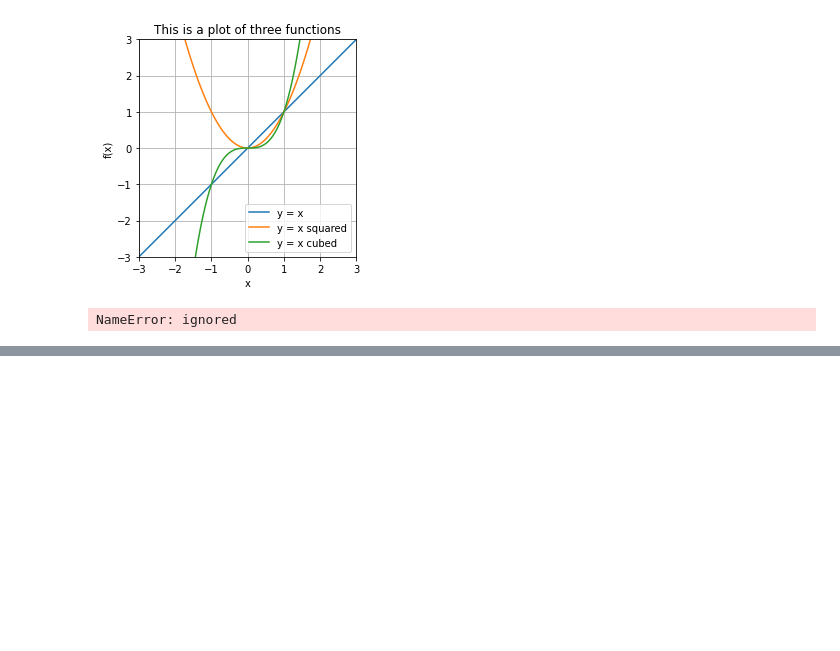
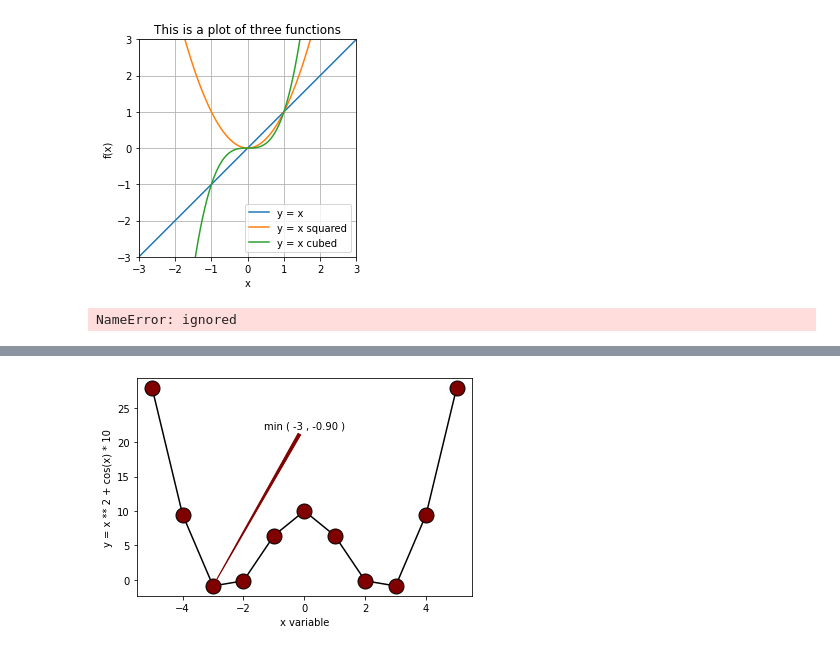
Before and after one commit to AndrewMichael2020/SolvingMathProblems, a Jupyter notebook: VizPythonReview.ipynb, the cells around one changed output, grey strips where cells are left out. Saved outputs shown, nothing was run; the diff lists cells and outputs as text; code cells hidden in the pictures; blank space fills up the shorter version.

```diff
--- a/VizPythonReview.ipynb
+++ b/VizPythonReview.ipynb
@@ -244,0 +246,27 @@ plt.show()
+# %%
+import numpy as np
+import matplotlib.pyplot as plt
+from importlib import reload
+plt=reload(plt)
+
+x = np.arange (-5,6)
+y = x ** 2 + np.cos(x) * 10
+
+minimumPoint = np.argmin ( y )
+annotationText = 'min ( %g , %.2f )' %(x[minimumPoint], y[minimumPoint])
+
+fig, ax = plt.subplots()
+
+ax.plot ( x, y, 'ko-', markerfacecolor = 'maroon', markersize = 15)
+
+ax.annotate (annotationText, (x[minimumPoint], y[minimumPoint]), size = 10,
+             arrowprops = dict(color = 'maroon', arrowstyle = 'wedge'),
+             xycoords = 'data', xytext = (x[int(len(x)/2)] , int (np.max (y) * .8)),
+             horizontalalignment = 'center')
+
+ax.set_xlabel ('x variable')
+ax.set_ylabel ('y = x ** 2 + cos(x) * 10')
+
+plt.show()
+# %% [output]
+[figure, added]
```
Also changed, not shown: parts of 1 cell of this notebook.
